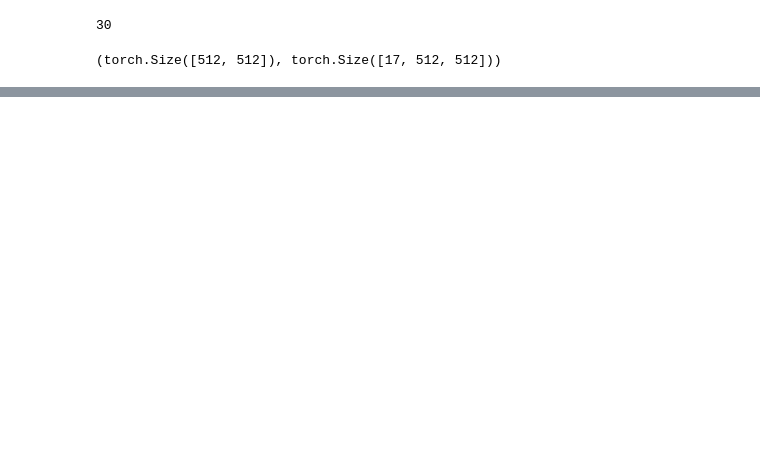
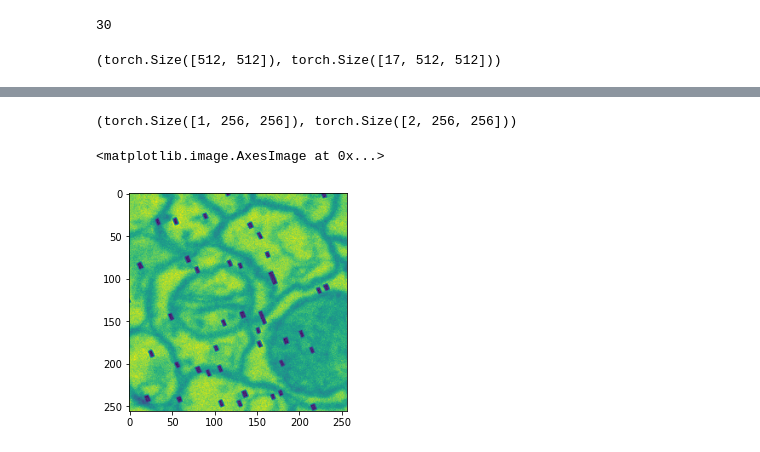
Before and after one commit to bbarad/defects_DLMBL, a Jupyter notebook: notebooks/dataloader_testing.ipynb, the cells around one changed output, grey strips where cells are left out. Cells and saved outputs as stored; diff of their text form; code cells hidden in the pictures; blank space fills up the shorter version.

Commit message:
validation data split

```diff
--- a/notebooks/dataloader_testing.ipynb
+++ b/notebooks/dataloader_testing.ipynb
@@ -69,0 +123,2 @@ x.shape,y.shape
+# %%
+data = CREMIDataset('data/training_data.zarr')
@@ -69,0 +131,3 @@ x.shape,y.shape
+# %%
+%%time
+x,y=data[0]
@@ -69,0 +137,9 @@ x.shape,y.shape
+# %%
+x.shape,y.shape
+# %% [output]
+(torch.Size([1, 256, 256]), torch.Size([2, 256, 256]))
+# %%
+plt.imshow(x.squeeze())
+# %% [output]
+<matplotlib.image.AxesImage at 0x...>
+[figure, added]
```
Also changed, not shown: parts of 27 cells of this notebook, 2 other files.
